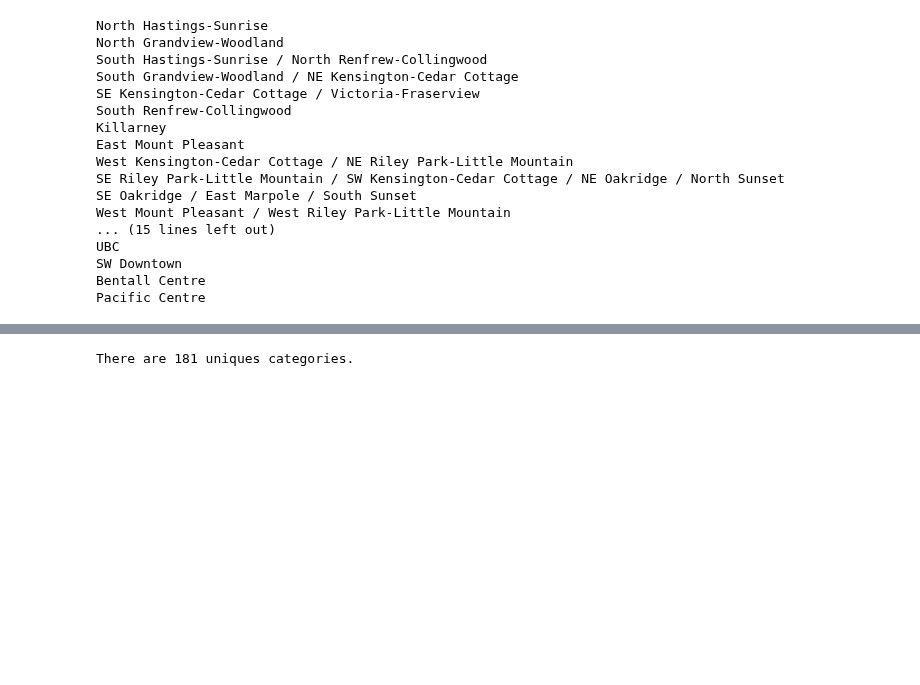
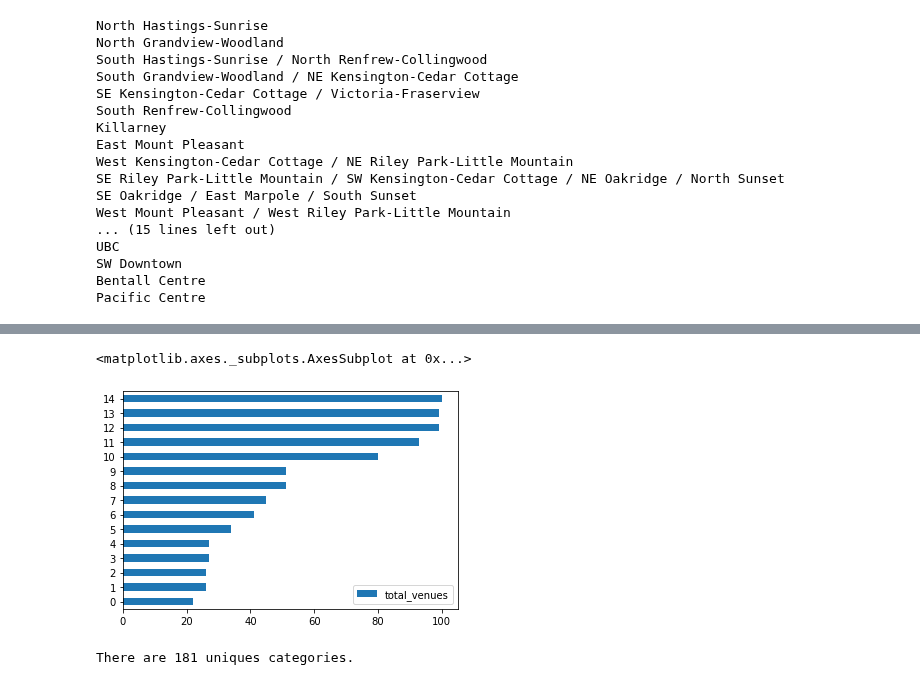
Before and after one commit to dprossi/Capstone_Project_IBM_Data_Science, a Jupyter notebook: Applied_Data_Science_Capstone_Project_Vancouver.ipynb, the cells around one changed output, grey strips where cells are left out. Cells and saved outputs as stored; diff of their text form; code cells hidden in the pictures; blank space fills up the shorter version.

```diff
--- a/Applied_Data_Science_Capstone_Project_Vancouver.ipynb
+++ b/Applied_Data_Science_Capstone_Project_Vancouver.ipynb
@@ -258,7 +264,7 @@ The geograpical coordinates of Vancouver are 49.2608724, -123.1139529.
 map_vancouver = folium.Map(location=[latitude, longitude], zoom_start=12)
 
 # add markers to map
-for lat, lng, post_code, neighborhood in zip(df6['Latitude'], df6['Longitude'], df6['post_code'], df6['neighborhood']):
+for lat, lng, post_code, neighborhood in zip(df6['latitude'], df6['longitude'], df6['post_code'], df6['neighborhood']):
     label = '{}, {}'.format(post_code, neighborhood)
     label = folium.Popup(label, parse_html=True)
     folium.CircleMarker(
@@ -296,8 +302,8 @@ df6.loc[0, 'neighborhood']
 # %% [output]
 'North Hastings-Sunrise'
 # %%
-neighborhood_latitude = df6.loc[0, 'Latitude'] # neighborhood latitude value
-neighborhood_longitude = df6.loc[0, 'Longitude'] # neighborhood longitude value
+neighborhood_latitude = df6.loc[0, 'latitude'] # neighborhood latitude value
+neighborhood_longitude = df6.loc[0, 'longitude'] # neighborhood longitude value
 
 neighborhood_name = df6.loc[0, 'neighborhood'] # neighborhood name
 
@@ -444,8 +450,8 @@ def getNearbyVenues(names, latitudes, longitudes, radius=500):
 # if this cell fails with ~ KeyError 'Groups'
 # create client secret on foursquare site and replace it in code above
 vancouver_venues = getNearbyVenues(names=df6['neighborhood'],
-                                   latitudes=df6['Latitude'],
-                                   longitudes=df6['Longitude']
+                                   latitudes=df6['latitude'],
+                                   longitudes=df6['longitude']
                                   )
 # %% [output]
 North Hastings-Sunrise
@@ -497,3 +503,11 @@ vancouver_venues.groupby('neighborhood').count()
 | West Kerrisdale / South Dunbar-So... | 3 | 3 | 3 | 3 | 3 | ... |
 | West Kitsilano / West Point Grey ... | 3 | 3 | 3 | 3 | 3 | ... |
 | West Mount Pleasant / West Riley ... | 3 | 3 | 3 | 3 | 3 | ... |
+# %%
+# group by neighborhood, sum venue count/neighborhood, sort by total venues
+df_venue_grouped = vancouver_venues.groupby(['neighborhood'], as_index=False)['venue'].count()
+df_venue_grouped_1 = df_venue_grouped.rename(columns = {'venue': 'total_venues'}, inplace = False)
+df_venue_grouped_2 = df_venue_grouped_1.sort_values('total_venues').tail(15)
+df_venue_grouped_2.reset_index(drop=True, inplace=True)
+df_venue_grouped_3 = df_venue_grouped_2.sort_values('total_venues', ascending=False)
+df_venue_grouped_3
@@ -500,3 +531,8 @@ vancouver_venues.groupby('neighborhood').count()
+# %%
+df_venue_grouped_2.plot(kind='barh')
+# %% [output]
+<matplotlib.axes._subplots.AxesSubplot at 0x...>
+[figure, added]
 # %%
 # find number of unique venues
 print('There are {} uniques categories.'.format(len(vancouver_venues['venue_category'].unique())))
```
Also changed, not shown: parts of 5 cells of this notebook.
